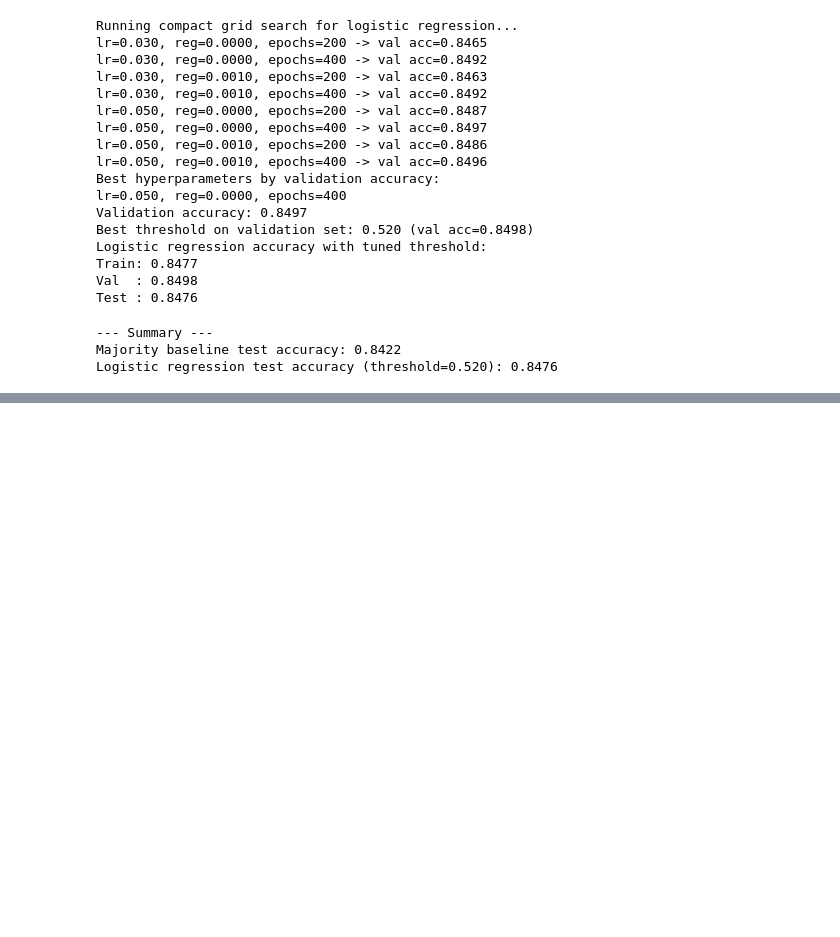
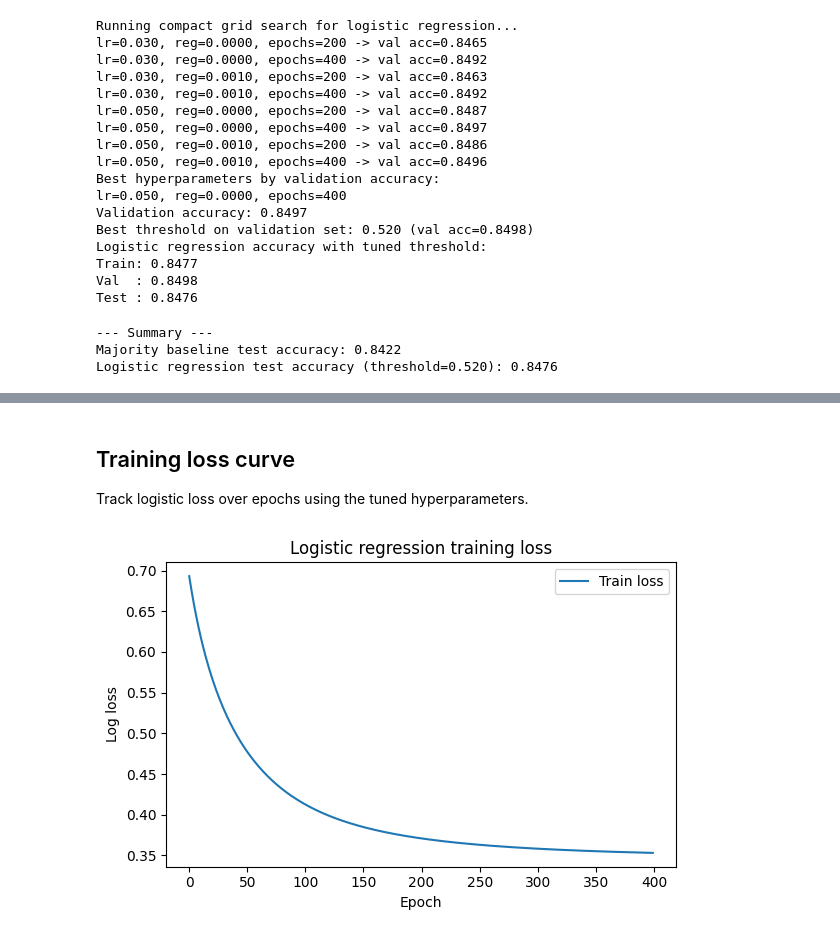
Before and after one commit to shon-haskaj/Predicting-Diabetes-Machine-Learning, a Jupyter notebook: baseline_vs_logistic.ipynb, the cells around one changed output, grey strips where cells are left out. Drawn from its saved outputs; the diff is of its cells as text; code cells hidden in the pictures; blank space fills up the shorter version.

```diff
--- a/baseline_vs_logistic.ipynb
+++ b/baseline_vs_logistic.ipynb
@@ -170,0 +258,32 @@ Logistic regression test accuracy (threshold=0.520): 0.8476
+# %% [markdown]
+## Training loss curve
+Track logistic loss over epochs using the tuned hyperparameters.
+# %%
+def compute_loss_curve(X, y, lr, reg, epochs):
+    w = np.zeros(X.shape[1])
+    b = 0.0
+    losses = []
+    for _ in range(epochs):
+        linear = X @ w + b
+        preds = 1.0 / (1.0 + np.exp(-linear))
+        preds = np.clip(preds, 1e-8, 1 - 1e-8)
+        loss = -np.mean(y * np.log(preds) + (1 - y) * np.log(1 - preds))
+        losses.append(loss)
+        error = preds - y
+        grad_w = (X.T @ error) / len(y) + reg * w
+        grad_b = error.mean()
+        w -= lr * grad_w
+        b -= lr * grad_b
+    return losses
+
+loss_curve = compute_loss_curve(X_train, y_train, best_params[0], best_params[1], best_params[2])
+plt.figure(figsize=(6, 4))
+plt.plot(loss_curve, label='Train loss')
+plt.xlabel('Epoch')
+plt.ylabel('Log loss')
+plt.title('Logistic regression training loss')
+plt.legend()
+plt.tight_layout()
+plt.show()
+# %% [output]
+[figure, added]
```
Also changed, not shown: parts of 6 cells of this notebook, 24 other files.
